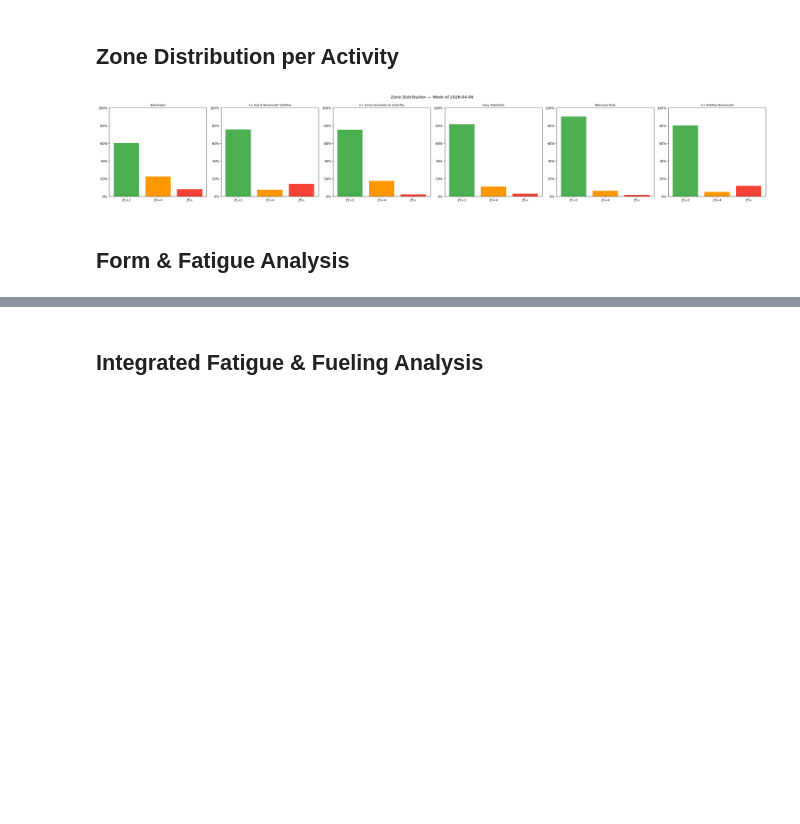
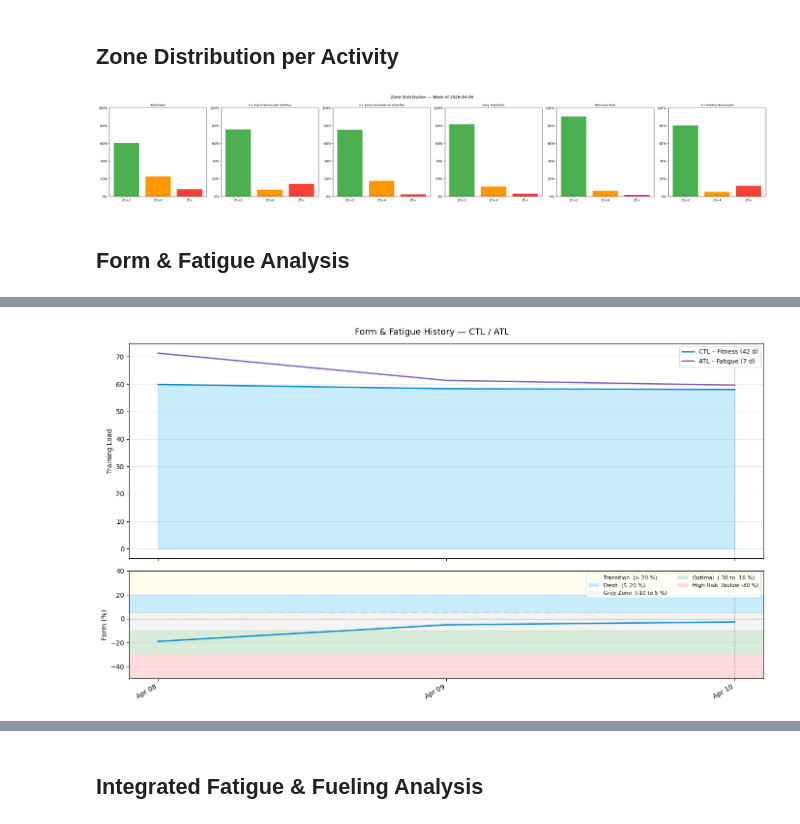
Before and after one commit to rbrands/intervals-icu-sync, a Jupyter notebook: notebooks/week_summary.ipynb, the cells around one changed output, grey strips where cells are left out. Drawn from its saved outputs; the diff is of its cells as text; code cells hidden in the pictures; blank space fills up the shorter version.

```diff
--- a/notebooks/week_summary.ipynb
+++ b/notebooks/week_summary.ipynb
@@ -202,0 +212,84 @@ Form:  Balanced state → maintain structure
+# %%
+import matplotlib.dates as mdates
+from matplotlib.patches import Patch
+
+# Load all available metrics snapshots from data/processed/
+metrics_files = sorted(PROCESSED_DIR.glob("metrics_*.json"))
+hist = []
+for f in metrics_files:
+    try:
+        d = json.loads(f.read_text())
+        if d.get("ctl") is not None and d.get("atl") is not None:
+            hist.append(d)
+    except Exception:
+        pass
+
+if len(hist) >= 2:
+    dates     = [pd.to_datetime(d["date"]) for d in hist]
+    ctl_vals  = [d["ctl"]  for d in hist]
+    atl_vals  = [d["atl"]  for d in hist]
+    # form_pct in % (matching intervals.icu zone definitions)
+    form_vals = [(d["ctl"] - d["atl"]) / d["ctl"] * 100 if d["ctl"] else 0 for d in hist]
+
+    fig, (ax1, ax2) = plt.subplots(
+        2, 1, figsize=(14, 8), sharex=True,
+        gridspec_kw={"height_ratios": [2, 1]}
+    )
+    fig.suptitle("Form & Fatigue History — CTL / ATL", fontsize=13)
+
+    # ── Top panel: CTL filled area + ATL line ──
+    ax1.fill_between(dates, ctl_vals, alpha=0.25, color="#29b6f6")
+    ax1.plot(dates, ctl_vals, color="#0288d1", linewidth=2, label="CTL – Fitness (42 d)")
+    ax1.plot(dates, atl_vals, color="#7e57c2", linewidth=2, label="ATL – Fatigue (7 d)")
+    ax1.set_ylabel("Training Load")
+    ax1.legend(loc="upper right", fontsize=9)
+    ax1.grid(axis="y", alpha=0.3)
+
+    # ── Bottom panel: form zones (form_pct %, intervals.icu) + form line ──
+    ax2.axhspan( 20,  50, color="#fffde7", alpha=0.80, zorder=0)   # Transition (light yellow)
+    ax2.axhspan(  5,  20, color="#b3e5fc", alpha=0.70, zorder=0)   # Fresh (light blue)
+    ax2.axhspan(-10,   5, color="#eeeeee", alpha=0.70, zorder=0)   # Grey Zone
+    ax2.axhspan(-30, -10, color="#c8e6c9", alpha=0.70, zorder=0)   # Optimal (green)
+    ax2.axhspan(-60, -30, color="#ffcdd2", alpha=0.70, zorder=0)   # High Risk (red)
+
+    ax2.plot(dates, form_vals, color="#0288d1", linewidth=2, label="Form (%)")
+    ax2.axhline(0,  color="grey",    linewidth=0.8, linestyle="--")
+    ax2.axhline( 5, color="#4caf50", linewidth=0.6, linestyle=":", alpha=0.7)
+    ax2.axhline(20, color="#29b6f6", linewidth=0.6, linestyle=":", alpha=0.7)
+    ax2.axhline(-10, color="#ff9800", linewidth=0.6, linestyle=":", alpha=0.7)
+    ax2.set_ylabel("Form (%)")
+    ax2.set_ylim(-50, 40)
+
+    legend_els = [
+        Patch(facecolor="#fffde7", alpha=0.9, label="Transition  (> 20 %)"),
+        Patch(facecolor="#b3e5fc", alpha=0.8, label="Fresh  (5–20 %)"),
+        Patch(facecolor="#eeeeee", alpha=0.8, label="Grey Zone  (-10 to 5 %)"),
+        Patch(facecolor="#c8e6c9", alpha=0.8, label="Optimal  (-30 to -10 %)"),
+        Patch(facecolor="#ffcdd2", alpha=0.8, label="High Risk  (below -30 %)"),
+    ]
+    ax2.legend(handles=legend_els, loc="upper right", fontsize=8, ncol=2)
+    ax2.grid(axis="y", alpha=0.3)
+
+    # Set ticks only at actual data dates to avoid duplicates with sparse history
+    ax2.xaxis.set_major_formatter(mdates.DateFormatter("%b %d"))
+    if len(dates) <= 60:
+        ax2.set_xticks(dates)
+    else:
+        ax2.xaxis.set_major_locator(mdates.WeekdayLocator(byweekday=mdates.MO))
+    plt.xticks(rotation=30, ha="right")
+
+    # Mark today
+    today_ts = pd.Timestamp.today().normalize()
+    for ax in (ax1, ax2):
+        ax.axvline(today_ts, color="grey", linewidth=1, linestyle="--", alpha=0.6)
+
+    plt.tight_layout()
+    plt.show()
+
+    print(f"\nData points: {len(hist)}  |  Range: {hist[0]['date']} → {hist[-1]['date']}")
+    print(f"Today  →  CTL: {ctl_vals[-1]:.1f}  |  ATL: {atl_vals[-1]:.1f}  |  Form: {form_vals[-1]:.1f}%")
+else:
+    print(f"Not enough historical data ({len(hist)} snapshot(s) found).")
+    print("Run get_metrics.py on multiple days to build up a history.")
+# %% [output]
+[figure, added]
```
Also changed, not shown: parts of 5 cells of this notebook, 2 other files.
